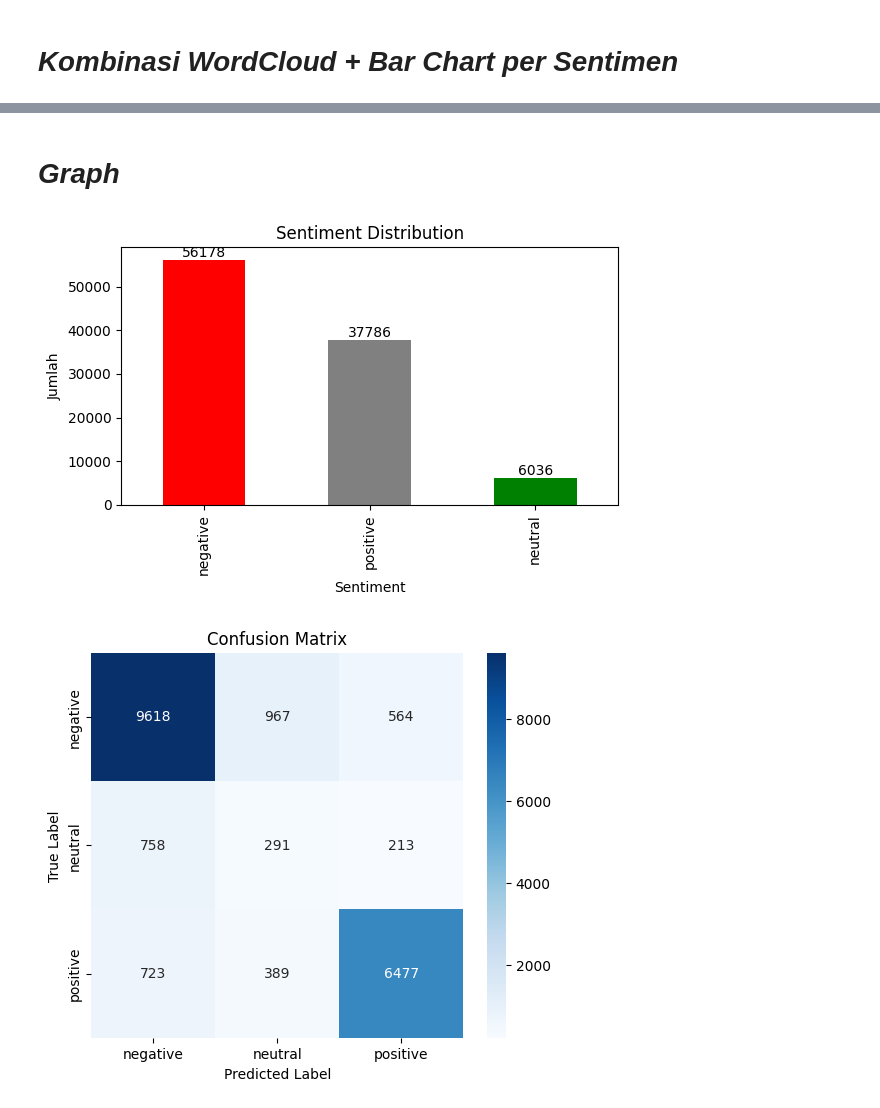
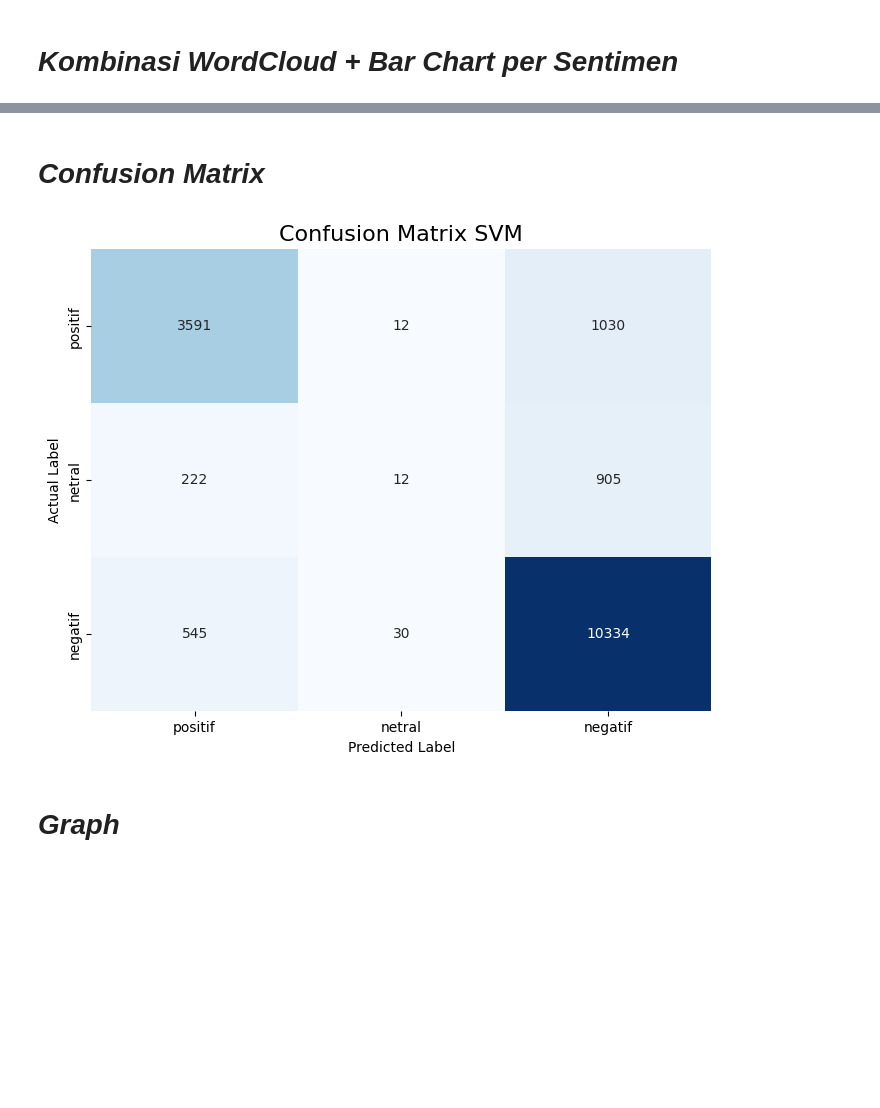
Before and after one commit to imadeardanabapeten/Analisis-Sentimen-Aplikasi-Access-by-KAI, a Jupyter notebook: Analisis_Sentimen_Access_by_KAI.ipynb, the cells around one changed output, grey strips where cells are left out. Drawn from its saved outputs; the diff is of its cells as text; code cells hidden in the pictures; blank space fills up the shorter version.

```diff
--- a/Analisis_Sentimen_Access_by_KAI.ipynb
+++ b/Analisis_Sentimen_Access_by_KAI.ipynb
@@ -616,33 +655,23 @@ for sentiment in sentiments:
+# %% [markdown]
+# ***Confusion Matrix***
+# %%
+import seaborn as sns
+from sklearn.metrics import confusion_matrix
+
+# Hitung confusion matrix
+cm = confusion_matrix(y_test, y_pred, labels=['positif', 'netral', 'negatif'])
+
+# Buat DataFrame untuk label yang jelas
+cm_df = pd.DataFrame(cm, index=['positif','netral','negatif'], columns=['positif','netral','negatif'])
+
+# Visualisasi heatmap
+plt.figure(figsize=(8,6))
+sns.heatmap(cm_df, annot=True, fmt='d', cmap='Blues', cbar=False)
+plt.title('Confusion Matrix SVM', fontsize=16)
+plt.ylabel('Actual Label')
+plt.xlabel('Predicted Label')
+plt.show()
+# %% [output]
+[figure, added]
 # %% [markdown]
 # ***Graph***
-# %%
-
-plt.figure(figsize=(6,4))
-
-# Capture the axes object 'ax' to manipulate the plot elements
-ax = df['label'].value_counts().plot(kind='bar', color=['red','gray','green'])
-
-# Add the specific values to the bars
-ax.bar_label(ax.containers[0])
-
-plt.title("Sentiment Distribution")
-plt.xlabel("Sentiment")
-plt.ylabel("Jumlah")
-plt.tight_layout()
-plt.show()
-# %% [output]
-[figure, removed]
-# %%
-labels = ['negative', 'neutral', 'positive']
-
-plt.figure(figsize=(6,5))
-sns.heatmap(cm, annot=True, fmt='d', cmap="Blues",
-            xticklabels=labels,
-            yticklabels=labels)
-
-plt.title("Confusion Matrix")
-plt.xlabel("Predicted Label")
-plt.ylabel("True Label")
-plt.show()
-# %% [output]
-[figure, removed]
```
Also changed, not shown: parts of 11 cells of this notebook.
